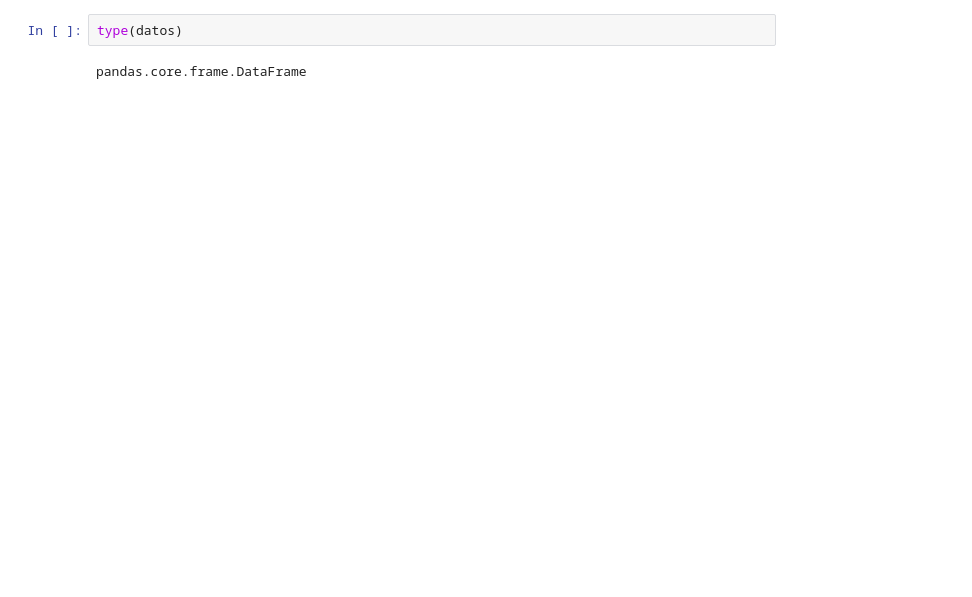
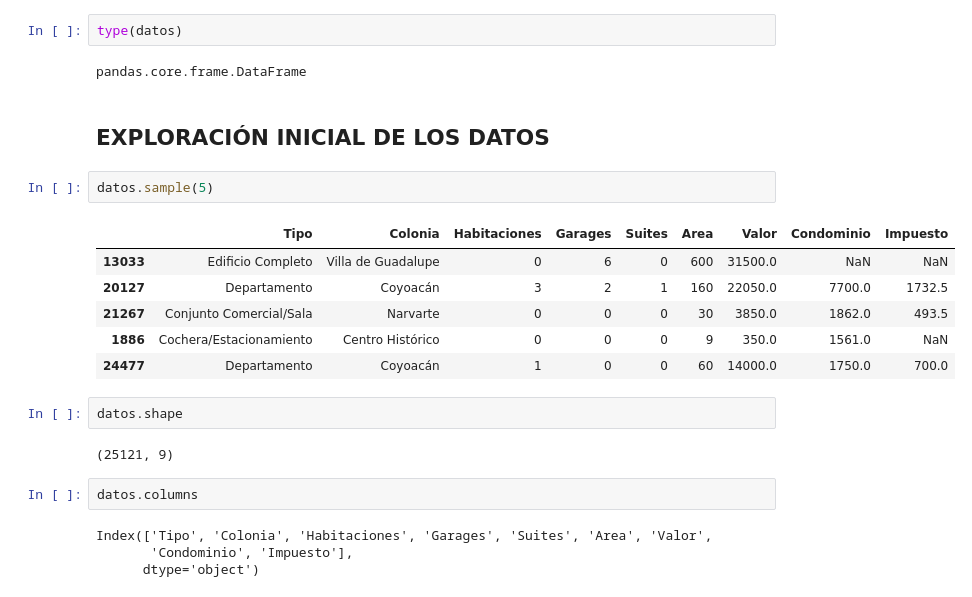
Before and after one commit to ollin02/Pandas, a Jupyter notebook: inmuebles_cdmx.ipynb, the cells around one changed output. Saved outputs shown, nothing was run; the diff lists cells and outputs as text; blank space fills up the shorter version.

```diff
--- a/inmuebles_cdmx.ipynb
+++ b/inmuebles_cdmx.ipynb
@@ -107,3 +107,24 @@ datos.sample(10)
 type(datos)
 # %% [output]
 pandas.core.frame.DataFrame
+# %% [markdown]
+## **EXPLORACIÓN INICIAL DE LOS DATOS**
+# %%
+datos.sample(5)
+# %% [output]
+|  | Tipo | Colonia | Habitaciones | Garages | Suites | Area | Valor | Condominio | Impuesto |
+| 13033 | Edificio Completo | Villa de Guadalupe | 0 | 6 | 0 | 600 | 31500.0 | NaN | NaN |
+| 20127 | Departamento | Coyoacán | 3 | 2 | 1 | 160 | 22050.0 | 7700.0 | 1732.5 |
+| 21267 | Conjunto Comercial/Sala | Narvarte | 0 | 0 | 0 | 30 | 3850.0 | 1862.0 | 493.5 |
+| 1886 | Cochera/Estacionamiento | Centro Histórico | 0 | 0 | 0 | 9 | 350.0 | 1561.0 | NaN |
+| 24477 | Departamento | Coyoacán | 1 | 0 | 0 | 60 | 14000.0 | 1750.0 | 700.0 |
+# %%
+datos.shape
+# %% [output]
+(25121, 9)
+# %%
+datos.columns
+# %% [output]
+Index(['Tipo', 'Colonia', 'Habitaciones', 'Garages', 'Suites', 'Area', 'Valor',
+       'Condominio', 'Impuesto'],
+      dtype='object')
```
Also changed, not shown: parts of 3 cells of this notebook.
